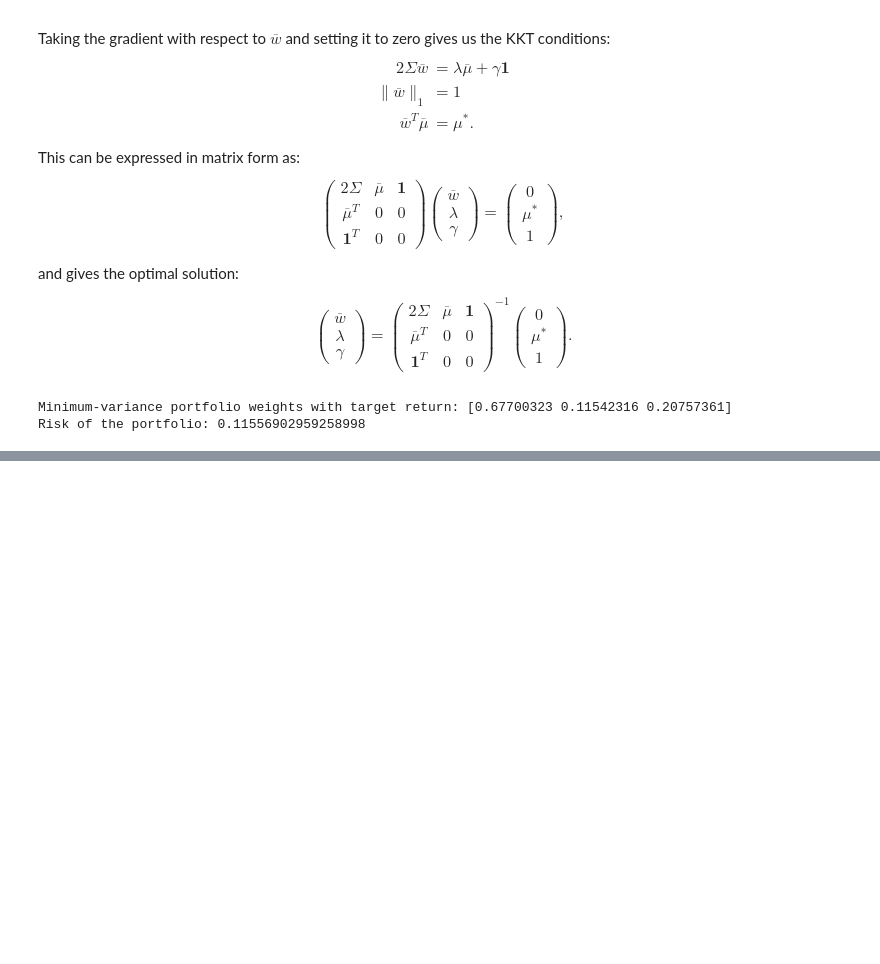
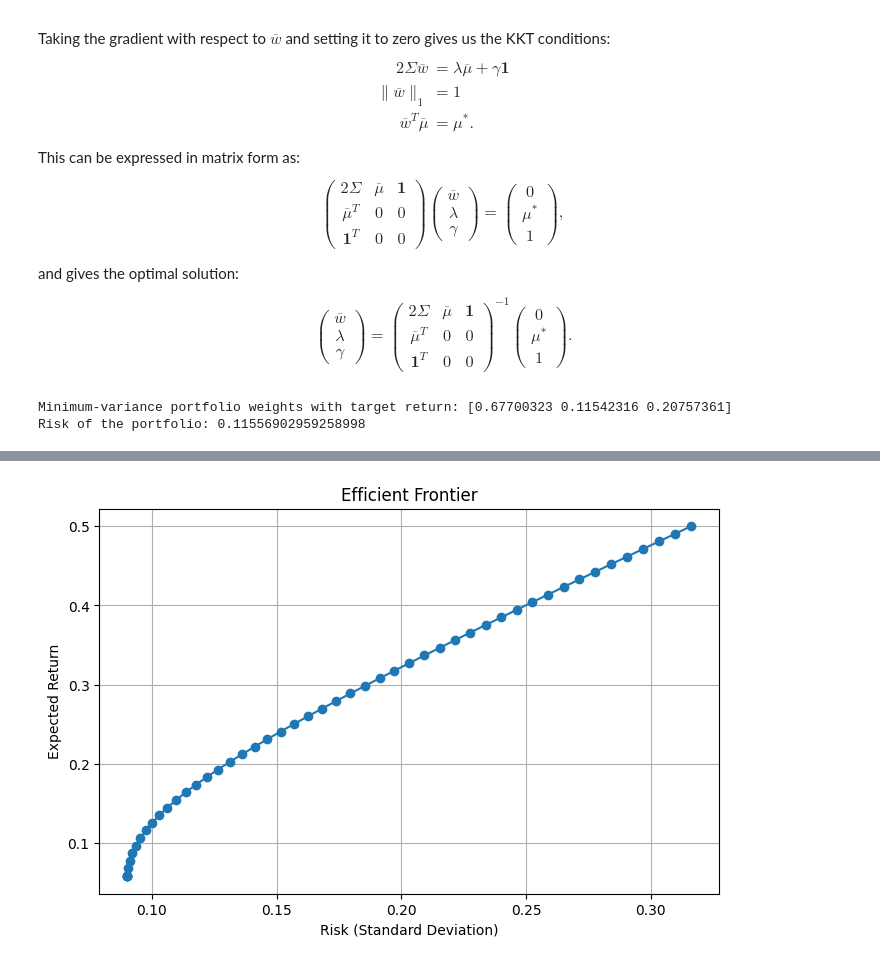
Before and after one commit to mirkovicdev/min-variance-portfolio, a Jupyter notebook: Portfolio_optimization.ipynb, the cells around one changed output, grey strips where cells are left out. Saved outputs shown, nothing was run; the diff lists cells and outputs as text; code cells hidden in the pictures; blank space fills up the shorter version.

Commit message:
Implement efficient frontier and solve using cvxpy

```diff
--- a/Portfolio_optimization.ipynb
+++ b/Portfolio_optimization.ipynb
@@ -260,0 +304,51 @@ Risk of the portfolio: 0.11556902959258998
+# %%
+
+
+# Example data
+n = 4
+mu = np.array([0.5, 0.12, 0.07, 0.03])
+Sigma = np.array([
+    [0.1, 0.02, 0.04, 0.00],
+    [0.02, 0.08, 0.01, 0.00],
+    [0.04, 0.01, 0.09, 0.00],
+    [0.00, 0.00, 0.00, 0.01]
+])
+
+# Range of target returns
+r_min = mu.min()
+r_max = mu.max()
+r_targets = np.linspace(r_min, r_max, 50)
+
+returns = []
+risks = []
+
+for r_target in r_targets:
+    w = cp.Variable(n)
+    constraints = [
+        cp.sum(w) == 1,
+        mu @ w >= r_target,
+        w >= 0  # No short selling
+    ]
+    objective = cp.Minimize(cp.quad_form(w, Sigma))
+    problem = cp.Problem(objective, constraints)
+    problem.solve()
+
+    if w.value is not None:
+        port_return = mu @ w.value
+        port_variance = w.value.T @ Sigma @ w.value
+        returns.append(port_return)
+        risks.append(np.sqrt(port_variance))
+    else:
+        # If problem is infeasible, skip
+        continue
+
+# Plotting
+plt.figure(figsize=(8, 5))
+plt.plot(risks, returns, marker='o')
+plt.xlabel("Risk (Standard Deviation)")
+plt.ylabel("Expected Return")
+plt.title("Efficient Frontier")
+plt.grid(True)
+plt.show()
+# %% [output]
+[figure, added]
```
Also changed, not shown: parts of 4 cells of this notebook.
